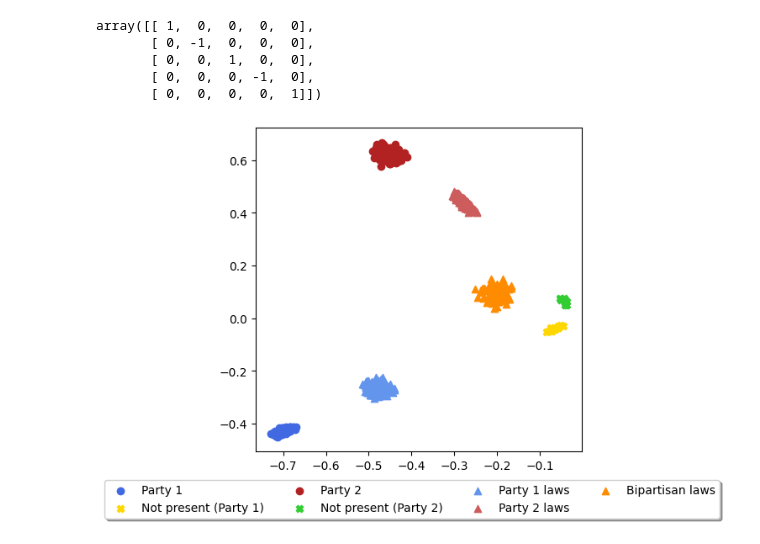
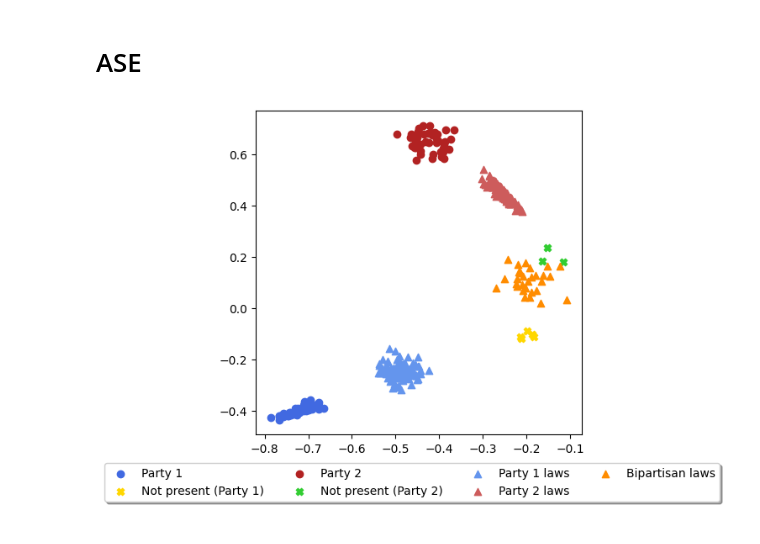
Before and after one commit to sofiperez91/LASE, a Jupyter notebook: notebooks/bipartite.ipynb, the cells around one changed output. Cells and saved outputs as stored; diff of their text form; code cells hidden in the pictures.

```diff
--- a/notebooks/bipartite.ipynb
+++ b/notebooks/bipartite.ipynb
@@ -231,12 +1,5 @@ plt.show()
-# %%
-Q = np.diag((-1)**np.arange(Xhat1.shape[1]))
-Q
-# %% [output]
-array([[ 1,  0,  0,  0,  0],
-       [ 0, -1,  0,  0,  0],
-       [ 0,  0,  1,  0,  0],
-       [ 0,  0,  0, -1,  0],
-       [ 0,  0,  0,  0,  1]])
+# %% [markdown]
+# ASE
 # %%
 import torch
 import numpy as np
@@ -245,12 +8,12 @@ from torch_geometric.utils import stochastic_blockmodel_graph, to_dense_adj, erd
 from graspologic.embed import AdjacencySpectralEmbed
 
 ## BIPARTITE
-d = 5
-n_P1 = 250
-n_P2 = 250
-n_L1 = 500
-n_L2 = 500
-n_L3 = 150
+d = 4
+n_P1 = 50
+n_P2 = 50
+n_L1 = 100
+n_L2 = 100
+n_L3 = 30
 
 P1_L1 = 0.9
 P1_L2 = 0.01
@@ -273,38 +36,39 @@ num_nodes = np.sum(n)
 
 edge_index = stochastic_blockmodel_graph(n, p)
 
-n_P1_np = 25
-n_P2_np = 10
+n_P1_np = 5
+n_P2_np = 3
 senadores_no_presentes = list(range(n_P1_np)) + list(range(n_P1,n_P1+n_P2_np))
 
 mask = torch.ones([num_nodes,num_nodes]).squeeze(0)
 for i in senadores_no_presentes:
-    votos = (torch.rand(1, num_nodes) < 0.1).int()
+    votos = (torch.rand(1, num_nodes) < 0.3).int()
     mask[i,:] = votos
     mask[:,i] = votos
 
 
 
 adj_matrix = to_dense_adj(edge_index.to('cpu')).squeeze(0).numpy()
 ase = AdjacencySpectralEmbed(n_components=d, diag_aug=True, algorithm='full')
+# ase = AdjacencySpectralEmbed(n_elbows = 2, diag_aug=True)
 masked_adj = adj_matrix*mask.numpy()
 x_ase = ase.fit_transform(masked_adj)
 x_ase = torch.from_numpy(x_ase)
 
 
 
 plt.figure(figsize=(5,5))
 plt.scatter(x_ase[n_P1_np:n_P1,0],x_ase[n_P1_np:n_P1,2], c='royalblue',marker='o',label='Party 1')
 plt.scatter(x_ase[:n_P1_np,0],x_ase[:n_P1_np,2], c='gold',marker='X',label='Not present (Party 1)')
 plt.scatter(x_ase[n_P1+n_P2_np:n_P1+n_P2,0],x_ase[n_P1+n_P2_np:n_P1+n_P2,2], c='firebrick',marker='o',label='Party 2')
 plt.scatter(x_ase[n_P1:n_P1+n_P2_np,0],x_ase[n_P1:n_P1+n_P2_np,2], c='limegreen',marker='X',label='Not present (Party 2)')
 plt.scatter(x_ase[n_P1+n_P2:n_P1+n_P2+n_L1,0],x_ase[n_P1+n_P2:n_P1+n_P2+n_L1,2], c='cornflowerblue',marker='^',label='Party 1 laws')
 plt.scatter(x_ase[n_P1+n_P2+n_L1:n_P1+n_P2+n_L1+n_L2,0],x_ase[n_P1+n_P2+n_L1:n_P1+n_P2+n_L1+n_L2,2],c='indianred',marker='^',label='Party 2 laws')
 plt.scatter(x_ase[n_P1+n_P2+n_L1+n_L2:,0],x_ase[n_P1+n_P2+n_L1+n_L2:,2],c='darkorange',marker='^',label='Bipartisan laws')
 plt.legend(loc='upper center', bbox_to_anchor=(0.48, -0.07),fancybox=True, shadow=True, ncol=4)
 plt.show()
 # %% [output]
-[figure, old version]
+[figure, new version]
 # %%
 A = to_dense_adj(edge_index.to('cpu'), max_num_nodes=num_nodes).squeeze(0)
 
```
Also changed, not shown: parts of 21 cells of this notebook, 16 other files.
